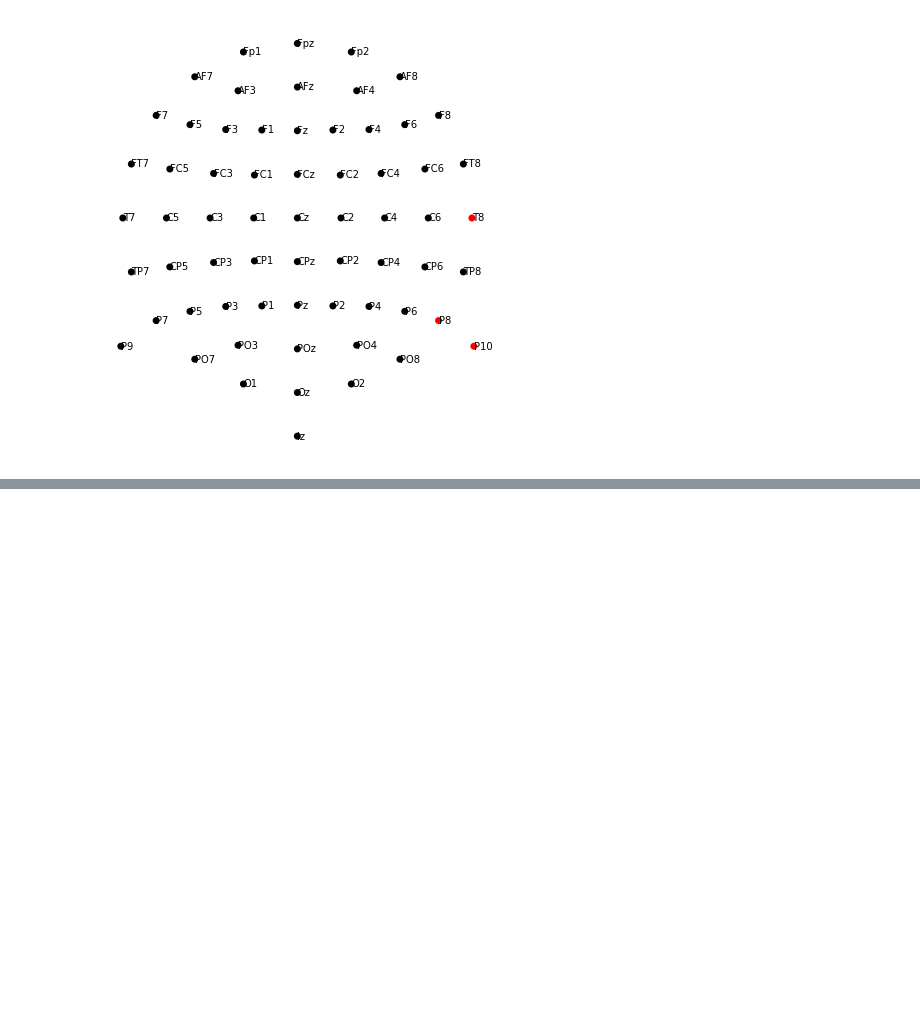
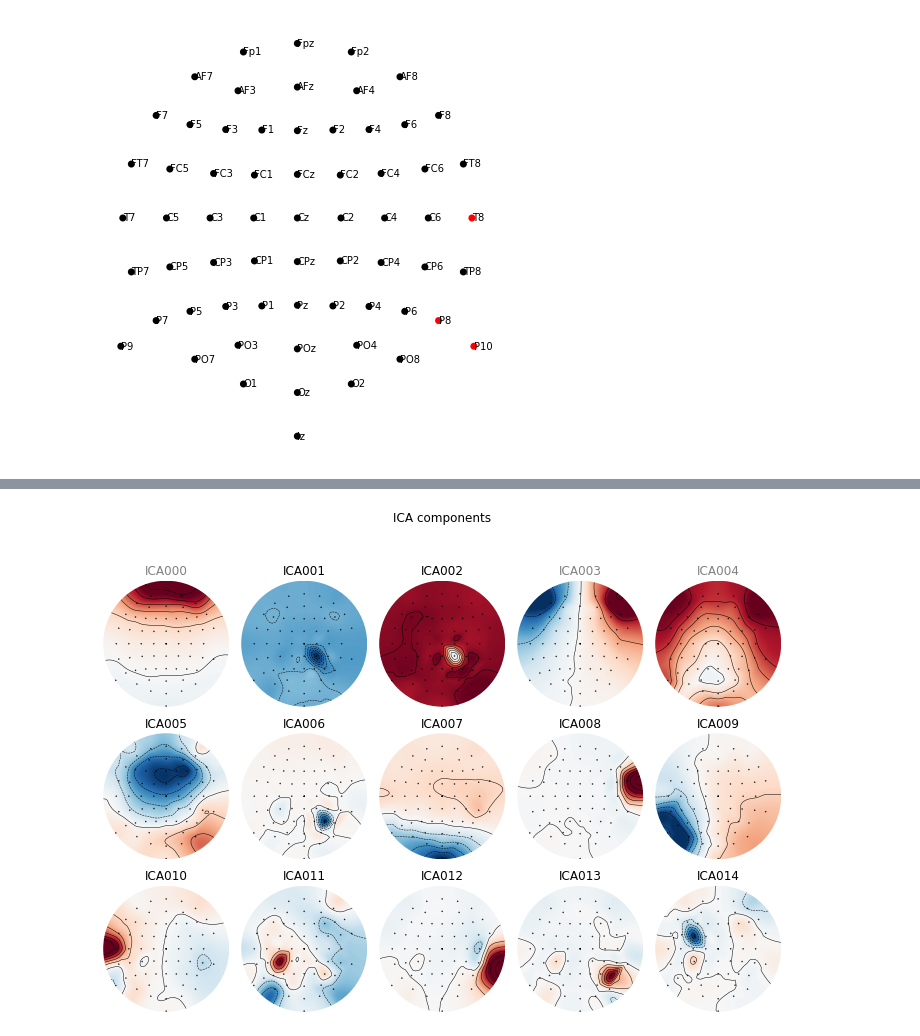
Before and after one commit to lgru/Neuroinformatics, a Jupyter notebook: notebooks/DataProcessing_20221219.ipynb, the cells around one changed output, grey strips where cells are left out. Saved outputs shown, nothing was run; the diff lists cells and outputs as text; code cells hidden in the pictures; blank space fills up the shorter version.

```diff
--- a/notebooks/DataProcessing_20221219.ipynb
+++ b/notebooks/DataProcessing_20221219.ipynb
@@ -67,0 +82,5 @@ mne.events_from_annotations
+# %%
+ica = ICA(n_components=15, max_iter='auto', random_state=97)
+ica.fit(raw_cop)
+eog_indices, eog_scores = ica.find_bads_eog(raw_cop)
+ica.exclude = eog_indices
@@ -67,0 +132,4 @@ mne.events_from_annotations
+# %%
+ica.plot_components();
+# %% [output]
+[figure, added]
```
Also changed, not shown: parts of 19 cells of this notebook.
